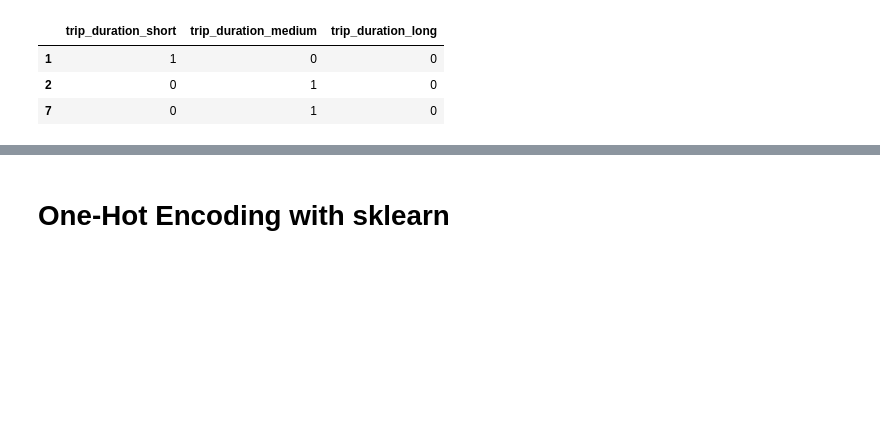
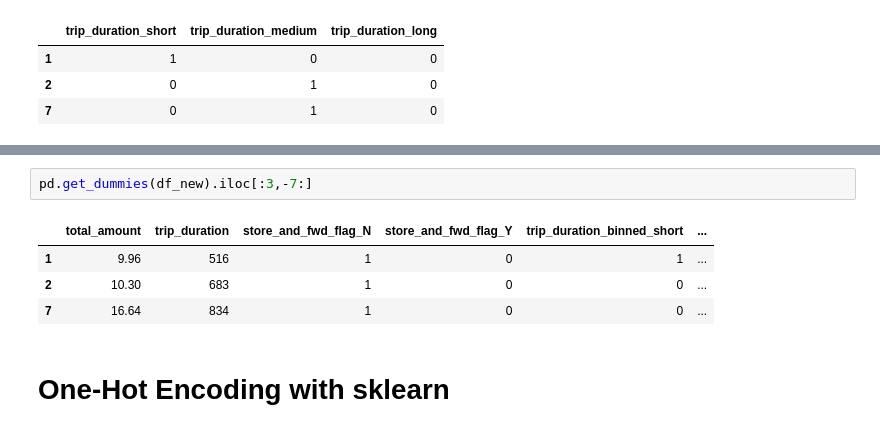
Before and after one commit to xguo7013/eods-f20, a Jupyter notebook: notebooks/eods-week08-data_cleaning_and_feature_engineering.ipynb, the cells around one changed output, grey strips where cells are left out. Cells and saved outputs as stored; diff of their text form; blank space fills up the shorter version.

```diff
--- a/notebooks/eods-week08-data_cleaning_and_feature_engineering.ipynb
+++ b/notebooks/eods-week08-data_cleaning_and_feature_engineering.ipynb
@@ -595,3 +609,10 @@ pd.get_dummies(df_new.trip_duration_binned, prefix='trip_duration').iloc[:3]
+# %%
+pd.get_dummies(df_new).iloc[:3,-7:]
+# %% [output]
+|  | total_amount | trip_duration | store_and_fwd_flag_N | store_and_fwd_flag_Y | trip_duration_binned_short | ... |
+| 1 | 9.96 | 516 | 1 | 0 | 1 | ... |
+| 2 | 10.30 | 683 | 1 | 0 | 0 | ... |
+| 7 | 16.64 | 834 | 1 | 0 | 0 | ... |
 # %% [markdown]
 # One-Hot Encoding with sklearn
 # %%
```
Also changed, not shown: parts of 18 cells of this notebook, 1 other file.
